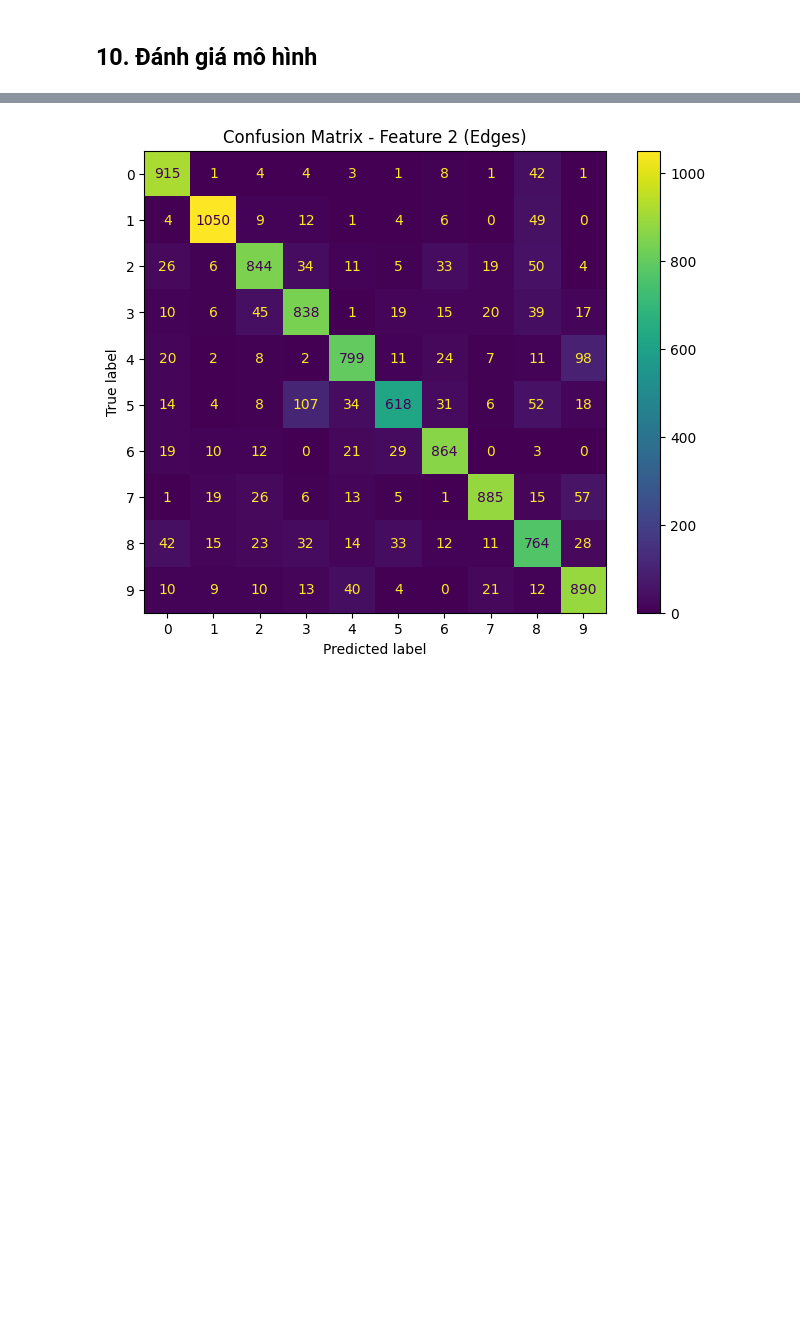
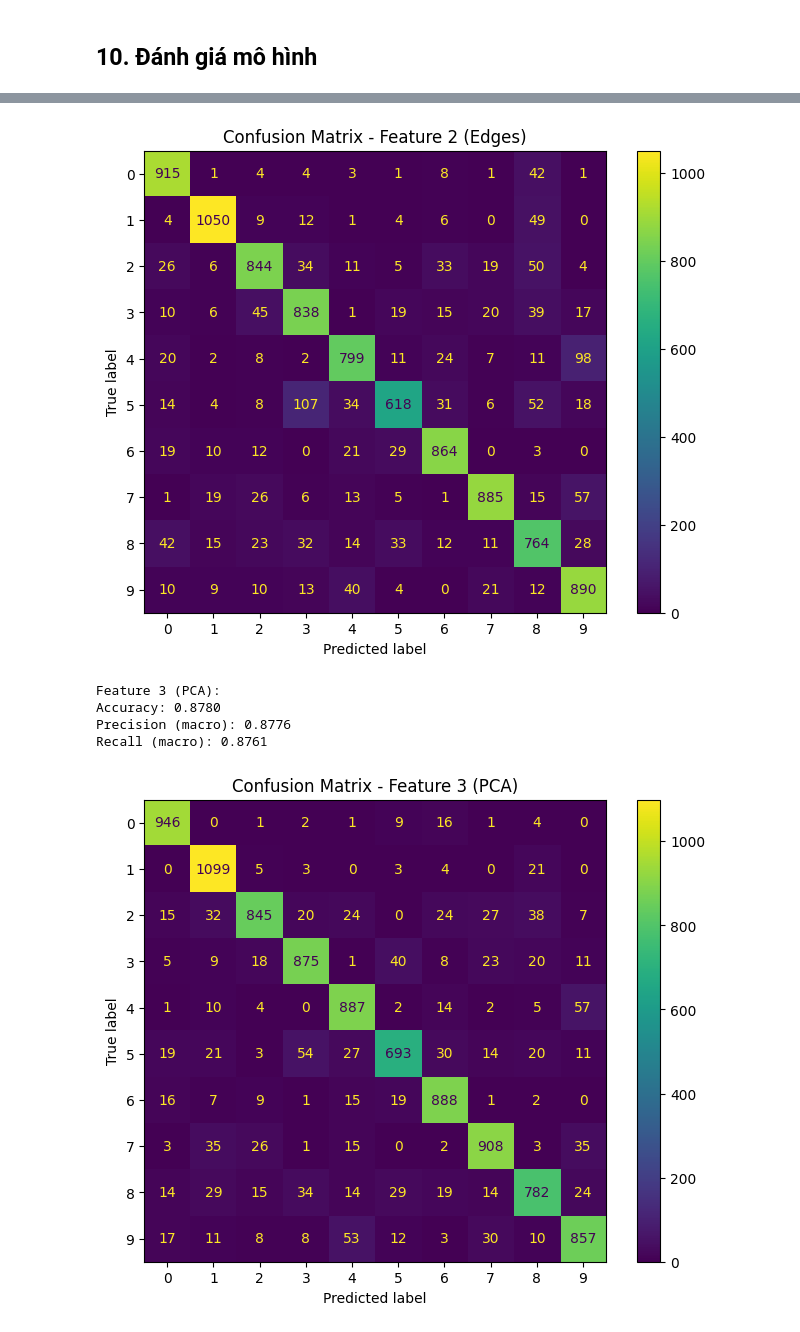
Before and after one commit to PandoraMiracle/Intro2ML-HanhTrinhChuViet, a Jupyter notebook: lab2/main.ipynb, the cells around one changed output, grey strips where cells are left out. Cells and saved outputs as stored; diff of their text form; code cells hidden in the pictures; blank space fills up the shorter version.

```diff
--- a/lab2/main.ipynb
+++ b/lab2/main.ipynb
@@ -398,0 +428,8 @@ Test accuracy (edge features): 0.8044
+# %%
+import PCA.PCA as pca_module
+pca = pca_module.PCA(n_components=100)
+X_train_pca = pca.fit_transform(X_train.reshape(N_train, -1))
+X_test_pca  = pca.transform(X_test.reshape(N_test, -1))
+print("X_train_pca shape:", X_train_pca.shape)
+print("X_test_pca  shape:", X_test_pca.shape)
+print("Kiểu dữ liệu:", X_train_pca.dtype)
@@ -421,7 +462,7 @@ history = model_raw.fit(
 # %%
 model_edges = SoftmaxRegression(
     input_dim=X_train_edges.shape[1],
-    num_classes=10,
+    num_classes=num_classes,
     learning_rate=0.12
 )
 
@@ -434,18 +477,33 @@ history_edges = model_edges.fit(
+# %%
+model_pca = SoftmaxRegression(
+    input_dim=X_train_pca.shape[1],
+    num_classes=num_classes,
+    learning_rate=0.12
+)
+
+history = model_pca.fit(
+    X_train_pca,
+    y_train,
+    num_epochs=150,
+    verbose=True
+)
 # %% [markdown]
 ## 10. Đánh giá mô hình
 # %%
-from sklearn.metrics import accuracy_score, precision_score, confusion_matrix, ConfusionMatrixDisplay
+from sklearn.metrics import accuracy_score, precision_score, confusion_matrix,recall_score ,ConfusionMatrixDisplay
 import matplotlib.pyplot as plt
 
 # Đánh giá mô hình trên tập kiểm tra cho feature 1 (raw pixel)
 y_pred_raw = model_raw.predict(X_test_flat)
 acc_raw = accuracy_score(y_test, y_pred_raw)
 precision_raw = precision_score(y_test, y_pred_raw, average='macro')
+recall_raw = recall_score(y_test, y_pred_raw, average='macro')
 cm_raw = confusion_matrix(y_test, y_pred_raw)
 
 print("Feature 1 (Raw Pixel):")
 print(f"Accuracy: {acc_raw:.4f}")
 print(f"Precision (macro): {precision_raw:.4f}")
+print(f"Recall (macro): {recall_raw:.4f}")
 
 fig, ax = plt.subplots(figsize=(8, 6))
 ConfusionMatrixDisplay(cm_raw).plot(ax=ax)
@@ -456,16 +514,34 @@ plt.show()
 y_pred_edges = model_edges.predict(X_test_edges)
 acc_edges = accuracy_score(y_test, y_pred_edges)
 precision_edges = precision_score(y_test, y_pred_edges, average='macro')
+recall_score_edges = recall_score(y_test, y_pred_edges, average='macro')
 cm_edges = confusion_matrix(y_test, y_pred_edges)
 
 print("\nFeature 2 (Edges):")
 print(f"Accuracy: {acc_edges:.4f}")
 print(f"Precision (macro): {precision_edges:.4f}")
+print(f"Recall (macro): {recall_score_edges:.4f}")
 
 fig, ax = plt.subplots(figsize=(8, 6))
 ConfusionMatrixDisplay(cm_edges).plot(ax=ax)
 plt.title("Confusion Matrix - Feature 2 (Edges)")
 plt.show()
+
+# Đánh giá mô hình trên tập kiểm tra cho feature 3 (PCA)
+y_pred_pca = model_pca.predict(X_test_pca)
+acc_pca = accuracy_score(y_test, y_pred_pca)
+precision_pca = precision_score(y_test, y_pred_pca, average='macro')
+recall_score_pca = recall_score(y_test, y_pred_pca, average='macro')
+cm_pca = confusion_matrix(y_test, y_pred_pca)
+print("\nFeature 3 (PCA):")
+print(f"Accuracy: {acc_pca:.4f}")
+print(f"Precision (macro): {precision_pca:.4f}")
+print(f"Recall (macro): {recall_score_pca:.4f}")
+
+fig, ax = plt.subplots(figsize=(8, 6))
+ConfusionMatrixDisplay(cm_pca).plot(ax=ax)
+plt.title("Confusion Matrix - Feature 3 (PCA)")
+plt.show()
 # %% [output]
 Feature 1 (Raw Pixel):
 Accuracy: 0.8838
@@ -477 +555,6 @@ Precision (macro): 0.8470
 [figure]
+Feature 3 (PCA):
+Accuracy: 0.8780
+Precision (macro): 0.8776
+Recall (macro): 0.8761
+[figure, added]
```
Also changed, not shown: parts of 12 cells of this notebook, 16 other files.
